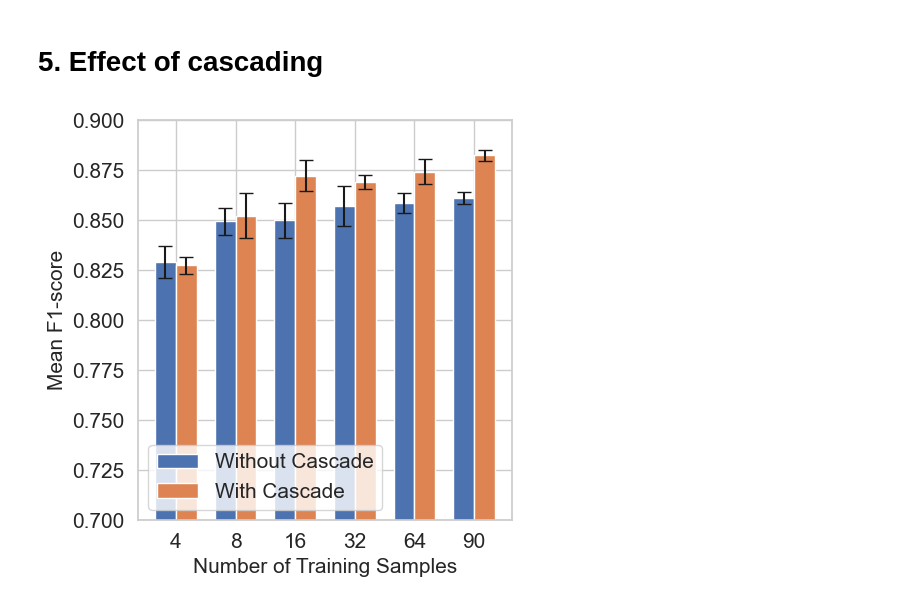
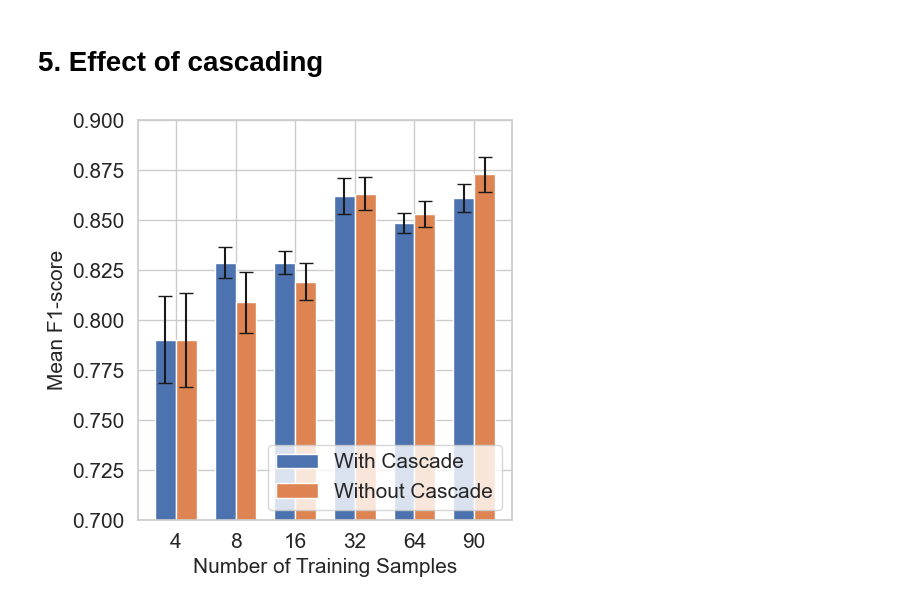
Before and after one commit to mohan696matlab/SSL_based_Hybrid_FDI, a Jupyter notebook: part_2_Ablation_Study.ipynb, the cells around one changed output. Drawn from its saved outputs; the diff is of its cells as text; code cells hidden in the pictures.

```diff
--- a/part_2_Ablation_Study.ipynb
+++ b/part_2_Ablation_Study.ipynb
@@ -97,6 +97,9 @@ def DeepLearningModel(InputFeature, Target, last_layer_activation, loss_fn):
 
     # Define CNN layers with batch normalization in between
     cnn1 = Conv1D(32, 3, padding='same', activation='relu')(input_layer)
+    cnn1 = Conv1D(32, 3, padding='same', activation='relu')(cnn1)
+    cnn1 = Conv1D(32, 3, padding='same', activation='relu')(cnn1)
+    cnn1 = Conv1D(32, 3, padding='same', activation='relu')(cnn1)
     cnn1 = Conv1D(32, 3, padding='same', activation='relu')(cnn1)
     cnn1 = Flatten()(cnn1)
 
@@ -735,28 +738,28 @@ def Effect_of_pretraining_data(pre_train_samples):
 
     return f1
 # %%
-# sns.set(style="whitegrid")
+sns.set(style="whitegrid")
 
-# # Number of repetitions for each experiment
-# num_repetitions = 5
+# Number of repetitions for each experiment
+num_repetitions = 5
 
-# # Results list
-# results_pts_all = []
+# Results list
+results_pts_all = []
 
-# # Pre-training sample sizes
-# Pre_Training_Samples = [25, 50, 75, 100, 125]
+# Pre-training sample sizes
+Pre_Training_Samples = [25, 50, 75, 100, 125]
 
-# # Experiment for different pre-training sample sizes
-# for pts in Pre_Training_Samples:
-#     f1_scores_pts = []
-#     for _ in range(num_repetitions):
-#         f1_pts = Effect_of_pretraining_data(pre_train_samples=pts)
-#         f1_scores_pts.append(f1_pts)
+# Experiment for different pre-training sample sizes
+for pts in Pre_Training_Samples:
+    f1_scores_pts = []
+    for _ in range(num_repetitions):
+        f1_pts = Effect_of_pretraining_data(pre_train_samples=pts)
+        f1_scores_pts.append(f1_pts)
 
-#     mean_f1_pts = np.mean(f1_scores_pts)
-#     std_error_f1_pts = np.std(f1_scores_pts, ddof=1) / np.sqrt(num_repetitions)
+    mean_f1_pts = np.mean(f1_scores_pts)
+    std_error_f1_pts = np.std(f1_scores_pts, ddof=1) / np.sqrt(num_repetitions)
 
-#     results_pts_all.append((mean_f1_pts, std_error_f1_pts))
+    results_pts_all.append((mean_f1_pts, std_error_f1_pts))
 
 # Plotting the results
 bar_width = 0.3
@@ -855,44 +858,43 @@ def Effect_of_cascading(num_samples,cascade=True):
 #     f1_scores_without_cascade = []
 
 #     for _ in range(num_repetitions):
-#         f1_with_cascade = Effect_of_cascading(num_samples=pts, cascade=True)
-#         f1_without_cascade = Effect_of_cascading(num_samples=pts, cascade=False)
+#         f1_with_cascade,f1_without_cascade  = Effect_of_cascading(num_samples=pts)
 
 #         f1_scores_with_cascade.append(f1_with_cascade)
 #         f1_scores_without_cascade.append(f1_without_cascade)
 
 #     mean_f1_with_cascade = np.mean(f1_scores_with_cascade)
 #     std_error_f1_with_cascade = np.std(f1_scores_with_cascade, ddof=1) / np.sqrt(num_repetitions)
 #     results_with_cascade_all.append((mean_f1_with_cascade, std_error_f1_with_cascade))
 
 #     mean_f1_without_cascade = np.mean(f1_scores_without_cascade)
 #     std_error_f1_without_cascade = np.std(f1_scores_without_cascade, ddof=1) / np.sqrt(num_repetitions)
 #     results_without_cascade_all.append((mean_f1_without_cascade, std_error_f1_without_cascade))
 
 # Plotting the results with and without cascade
 bar_width = 0.35
 index = np.arange(len(Training_Samples))
 
 fig, ax = plt.subplots(figsize=(5, 5))
 
-ax.bar(index - bar_width/2, [mean_f1 for mean_f1, _ in results_with_cascade_all], bar_width, yerr=[std_error_f1 for _, std_error_f1 in results_with_cascade_all], capsize=5, label='Without Cascade')
-ax.bar(index + bar_width/2, [mean_f1 for mean_f1, _ in results_without_cascade_all], bar_width, yerr=[std_error_f1 for _, std_error_f1 in results_without_cascade_all], capsize=5, label='With Cascade')
+ax.bar(index - bar_width/2, [mean_f1 for mean_f1, _ in results_with_cascade_all], bar_width, yerr=[std_error_f1 for _, std_error_f1 in results_with_cascade_all], capsize=5, label='With Cascade')
+ax.bar(index + bar_width/2, [mean_f1 for mean_f1, _ in results_without_cascade_all], bar_width, yerr=[std_error_f1 for _, std_error_f1 in results_without_cascade_all], capsize=5, label='Without Cascade')
 
 ax.set_xlabel('Number of Training Samples', fontsize=15)
 ax.set_ylabel('Mean F1-score', fontsize=15)
 ax.set_xticks(index)
 ax.set_xticklabels([str(pts) for pts in Training_Samples])
 ax.tick_params(axis='both', which='major', labelsize=15)
-ax.legend(fontsize=15)
+ax.legend(fontsize=15,loc='lower right')
 ax.grid(visible=True)
 ax.set_ylim([0.7,0.9])
 plt.tight_layout()
 
 # Increase DPI and save the figure
 plt.savefig('Plots/experiment_results_cascading.pdf', dpi=300)
 plt.show()
 # %% [output]
-[figure, old version]
+[figure, new version]
 # %%
 print(results_with_cascade_all)
 # %% [output]
```
Also changed, not shown: parts of 3 cells of this notebook, 2 other files.
